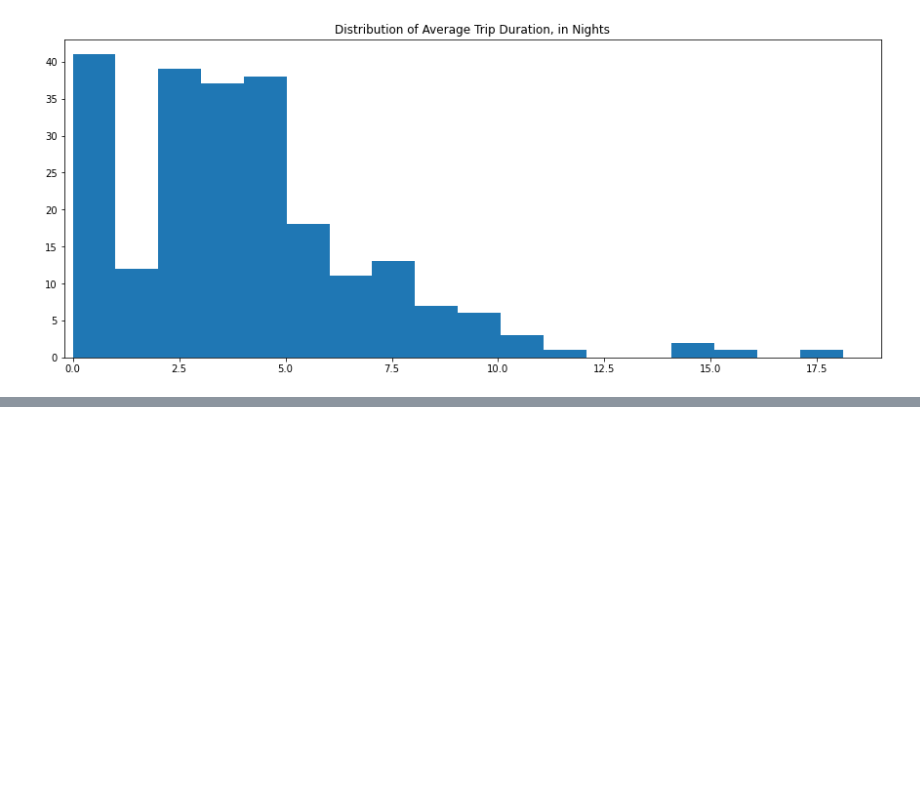
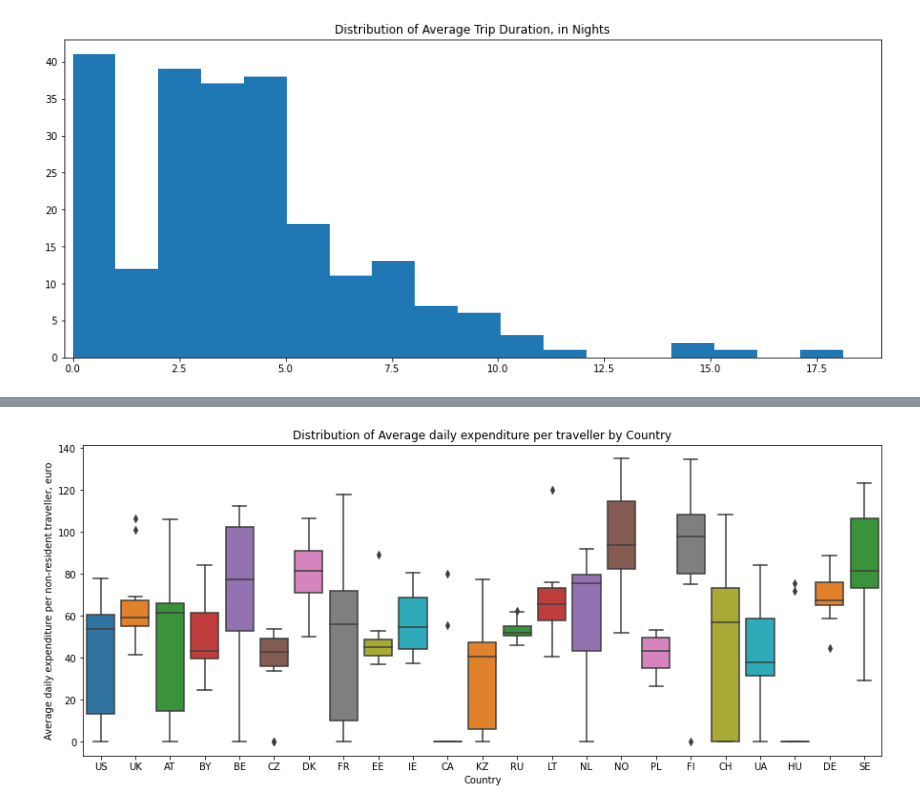
Before and after one commit to TaniaS-LV/Accenture_Bootcamp_FinalProject, a Jupyter notebook: Final_Project.ipynb, the cells around one changed output, grey strips where cells are left out. Cells and saved outputs as stored; diff of their text form; code cells hidden in the pictures; blank space fills up the shorter version.

```diff
--- a/Final_Project.ipynb
+++ b/Final_Project.ipynb
@@ -307,0 +336,7 @@ plt.show()
+# %%
+plt.figure(figsize=(15, 6))
+
+sns.boxplot(data = tua030_agg, x = 'Country', y = 'Average daily expenditure per non-resident traveller, euro', palette = 'tab10')
+plt.title('Distribution of Average daily expenditure per traveller by Country');
+# %% [output]
+[figure, added]
```
Also changed, not shown: parts of 5 cells of this notebook.
